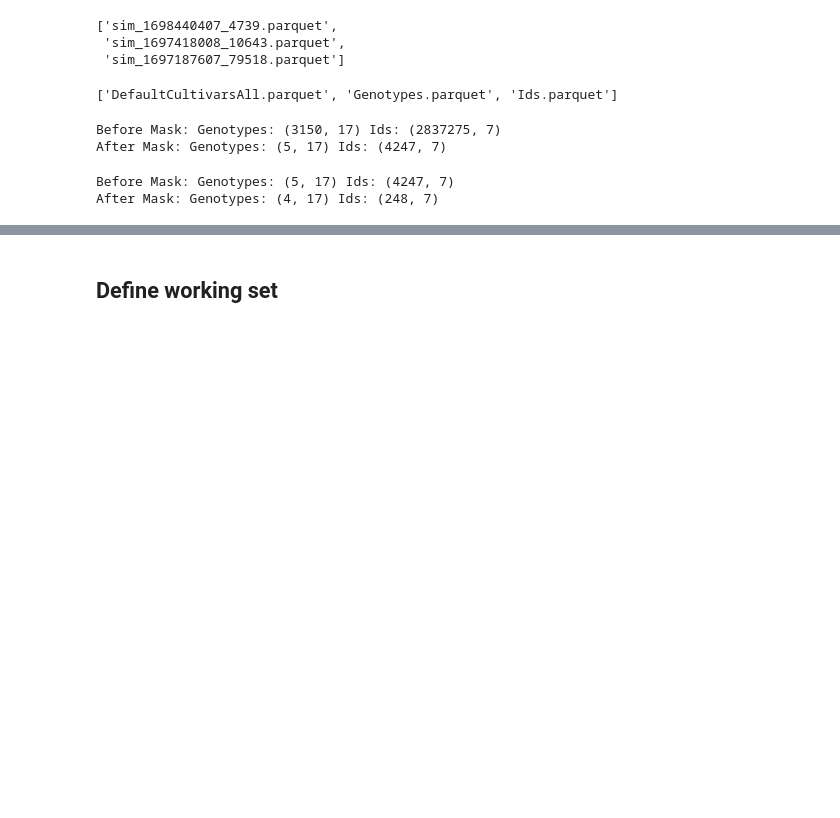
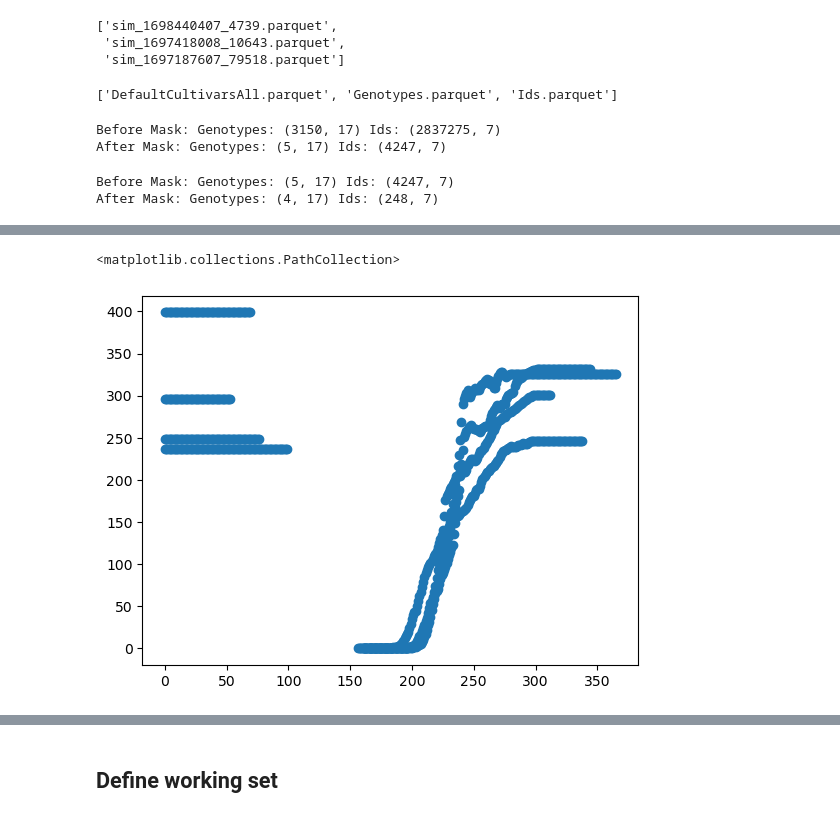
Before and after one commit to DanielKick-USDA/apsimxml, a Jupyter notebook: nbs/02_parquet_dataloader.ipynb, the cells around one changed output, grey strips where cells are left out. Drawn from its saved outputs; the diff is of its cells as text; code cells hidden in the pictures; blank space fills up the shorter version.

Commit message:
Added clipping data to within year (harvest in new year doesn't show up) an draft insertion into tensor

```diff
--- a/nbs/02_parquet_dataloader.ipynb
+++ b/nbs/02_parquet_dataloader.ipynb
@@ -217,0 +234,7 @@ x.results.shape
+# %%
+# Turn results into tensor
+
+tmp = x.results.merge(_prep_unix_epoch_to_date(max_year = 2025).loc[:, ['Unix', 'Year', 'DOY']].rename(columns={'Unix':'Date'}))
+
+
+tmp
@@ -217,0 +274,9 @@ x.results.shape
+# %%
+import matplotlib.pyplot as plt
+_ = tmp.loc[tmp.FactorialUID == 14689, ]
+plt.scatter(x = _.DOY, y = _['Maize.AboveGround.Wt'])
+
+# some of these run into the subsequent year. To deal with this...
+# %% [output]
+<matplotlib.collections.PathCollection>
+[figure, added]
```
Also changed, not shown: parts of 13 cells of this notebook.
